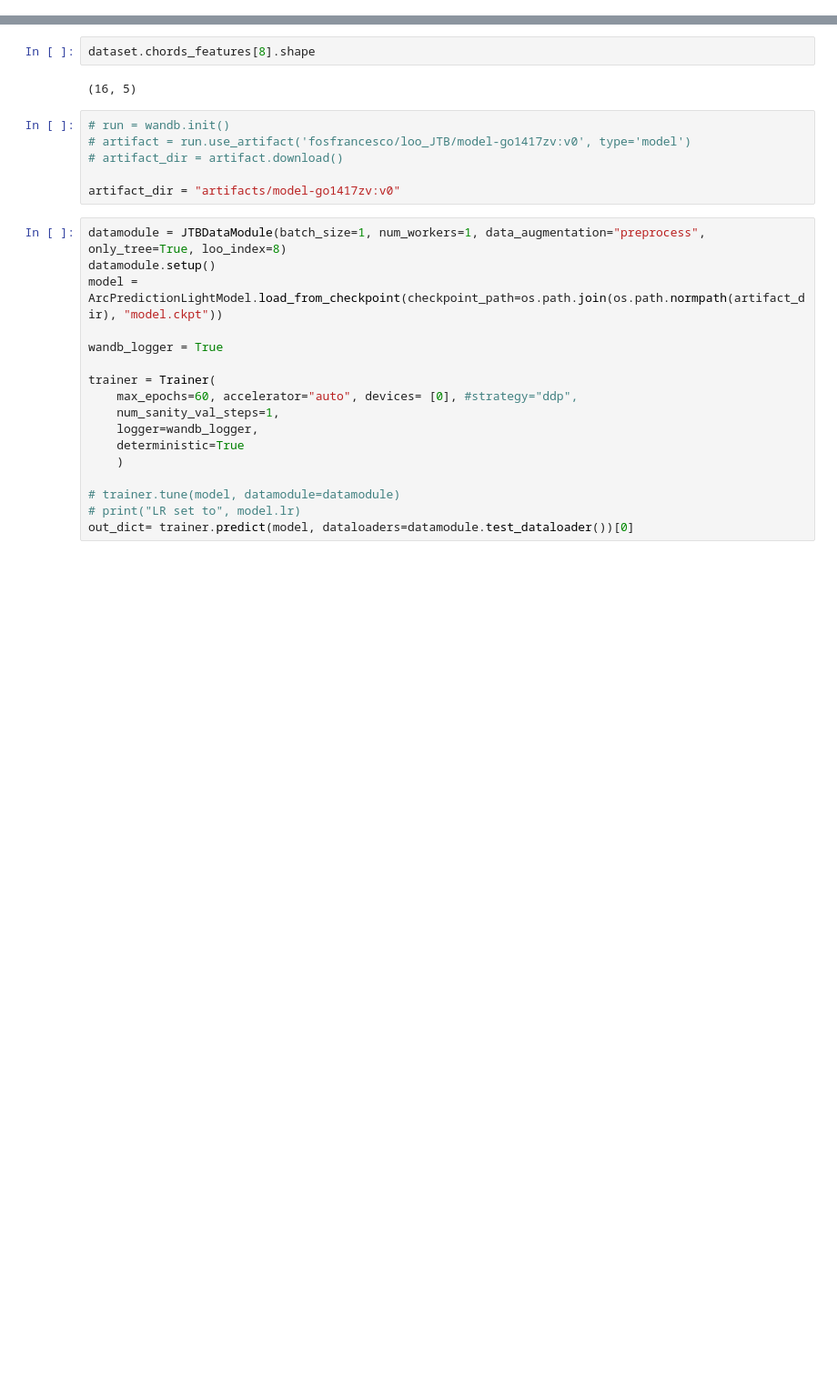
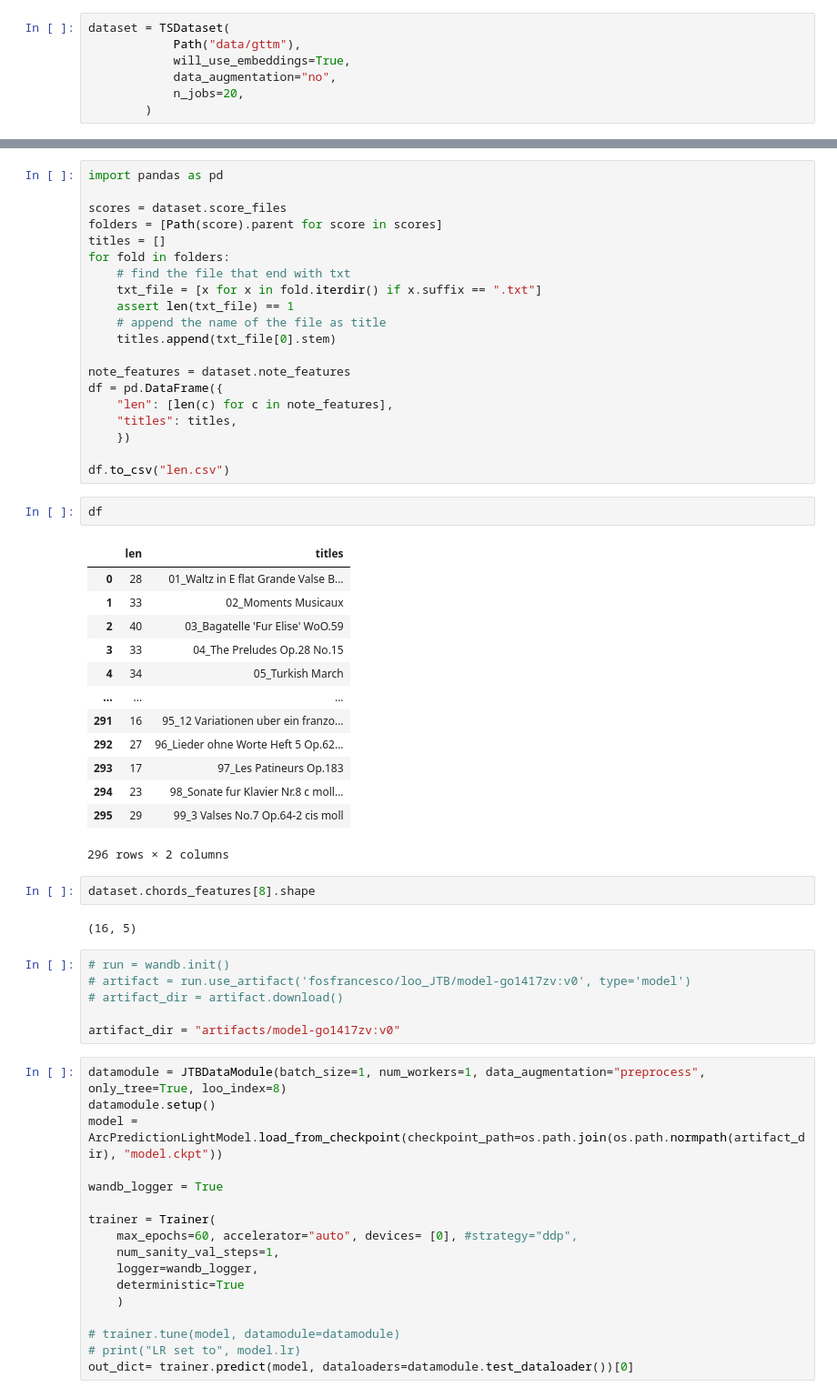
Before and after one commit to fosfrancesco/musicparser, a Jupyter notebook: data_analysis.ipynb, the cells around one changed output, grey strips where cells are left out. Shown at 91% size. Saved outputs shown, nothing was run; the diff lists cells and outputs as text; blank space fills up the shorter version.

```diff
--- a/data_analysis.ipynb
+++ b/data_analysis.ipynb
@@ -21,0 +12,7 @@ dataset.titles[8]
+# %%
+dataset = TSDataset(
+            Path("data/gttm"),
+            will_use_embeddings=True,
+            data_augmentation="no",
+            n_jobs=20,
+        )
@@ -22,3 +35,39 @@ dataset.titles[8]
+# %%
+import pandas as pd
+
+scores = dataset.score_files
+folders = [Path(score).parent for score in scores]
+titles = []
+for fold in folders:
+    # find the file that end with txt
+    txt_file = [x for x in fold.iterdir() if x.suffix == ".txt"]
+    assert len(txt_file) == 1
+    # append the name of the file as title
+    titles.append(txt_file[0].stem)
+
+note_features = dataset.note_features
+df = pd.DataFrame({
+    "len": [len(c) for c in note_features],
+    "titles": titles,
+    })
+
+df.to_csv("len.csv")
+# %%
+df
+# %% [output]
+|  | len | titles |
+| 0 | 28 | 01_Waltz in E flat Grande Valse B... |
+| 1 | 33 | 02_Moments Musicaux |
+| 2 | 40 | 03_Bagatelle 'Fur Elise' WoO.59 |
+| 3 | 33 | 04_The Preludes Op.28 No.15 |
+| 4 | 34 | 05_Turkish March |
+| ... | ... | ... |
+| 291 | 16 | 95_12 Variationen uber ein franzo... |
+| 292 | 27 | 96_Lieder ohne Worte Heft 5 Op.62... |
+| 293 | 17 | 97_Les Patineurs Op.183 |
+| 294 | 23 | 98_Sonate fur Klavier Nr.8 c moll... |
+| 295 | 29 | 99_3 Valses No.7 Op.64-2 cis moll |
+296 rows × 2 columns
 # %%
 dataset.chords_features[8].shape
 # %% [output]
```
Also changed, not shown: parts of 13 cells of this notebook, 2 other files.
